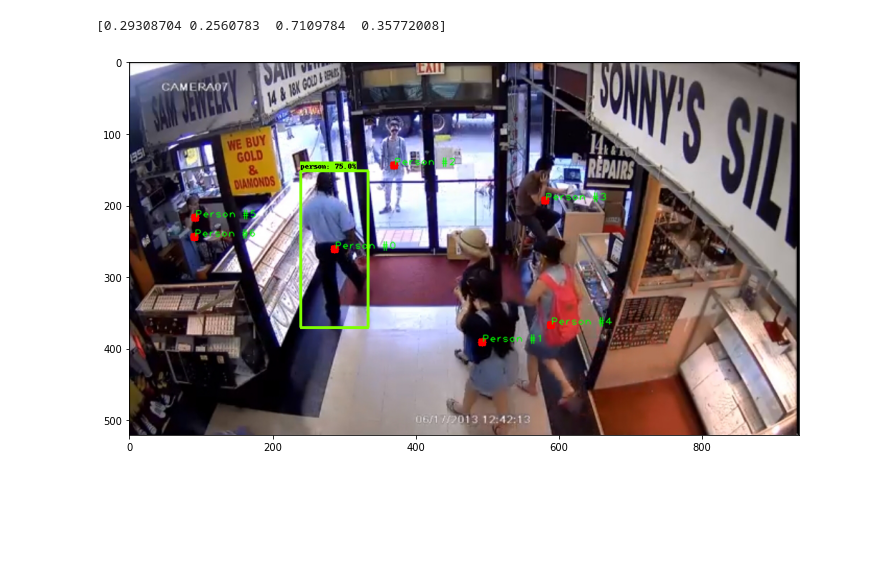
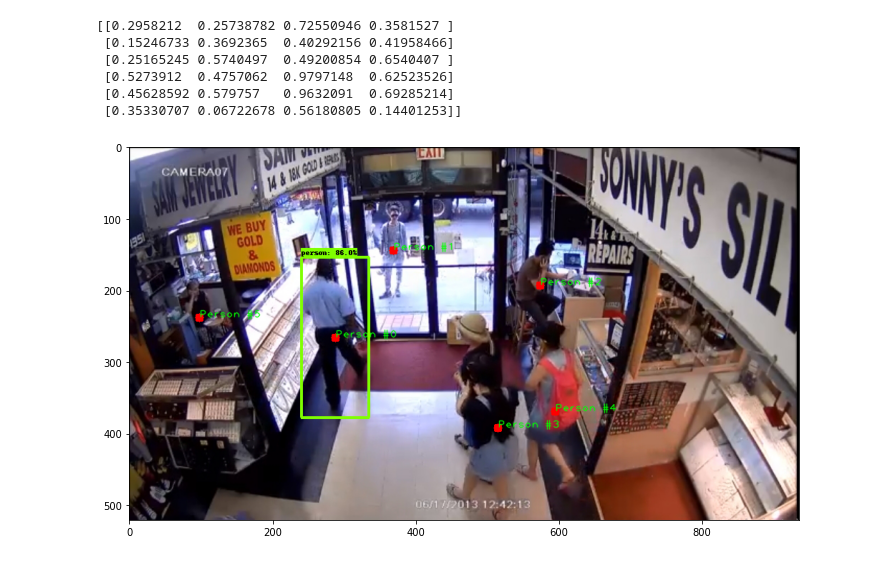
Before and after one commit to corvus-rex/object-detection, a Jupyter notebook: ObjectDetection_POC_KopiOey.ipynb, the cells around one changed output. Drawn from its saved outputs; the diff is of its cells as text; code cells hidden in the pictures; blank space fills up the shorter version.

```diff
--- a/ObjectDetection_POC_KopiOey.ipynb
+++ b/ObjectDetection_POC_KopiOey.ipynb
@@ -60,7 +54,7 @@ Num GPUs Available:  1
 # Initialize variables
 MODELS = ["centernet_resnet101_v1_fpn_512x512_coco17_tpu-8",
               "centernet_hg104_512x512_coco17_tpu-8"]
-MODEL_NAME = MODELS[1]
+MODEL_NAME = MODELS[0]
 BASE_DOWNLOAD = "http://download.tensorflow.org/models/object_detection/tf2/20200711/"
 DOWNLOAD_URL = BASE_DOWNLOAD + MODEL_NAME + ".tar.gz"
 MODEL_FILE = MODEL_NAME + ".tar.gz"
@@ -158,3 +152,9 @@ def draw_text(frame, centroid, id):
   green = (0, 255, 0)  # text color is set to green
   font = cv2.FONT_HERSHEY_PLAIN  # font of the text
   cv2.putText(frame, "Person #" + str(id), centroid, font, 1, green, 1, cv2.LINE_AA)
+
+def draw_counter_text(frame, count):
+  position = (100,100)
+  green = (0, 0, 255)
+  font = cv2.FONT_HERSHEY_PLAIN
+  cv2.putText(frame, "Counter :" + str(count), position, font, 3, green, 3, cv2.LINE_AA)
@@ -218,6 +251,7 @@ class CentroidTracker():
 		self.disappeared = OrderedDict()
 		# Height, width and color channel of the frame
 		self.height, self.width, self.channel = frame_shape
+		self.counter = 0  # no. of visitors
 
 		# store the number of maximum consecutive frames a given
 		# object is allowed to be marked as "disappeared" until we
@@ -237,7 +271,10 @@ class CentroidTracker():
 		del self.objects[objectID]
 		del self.disappeared[objectID]
 
-	def update(self, frame, rects):
+	def update(self, frame, rects, count=False, ROI_start_point=None, ROI_end_point=None):
+
+		draw_counter_text(frame,self.counter)  # draw a counter
+
 		# check to see if the list of input bounding box rectangles
 		# is empty
 		if len(rects) == 0:
@@ -324,6 +361,21 @@ class CentroidTracker():
 				# set its new centroid, and reset the disappeared
 				# counter
 				objectID = objectIDs[row]
+
+				# Check to see first if that object has crossed the ROI
+				if count:  # counting only starts if it's enabled
+					if (self.objects[objectID]).all():
+						beforeMove = Point(int(self.objects[objectID][0]), int(self.objects[objectID][1]))
+						afterMove = Point(int(inputCentroids[col][0]), int(inputCentroids[col][1]))
+
+						if doIntersect(ROI_start_point, ROI_end_point, beforeMove, afterMove):
+							# If the current centroid is below the ROI, counter goes up
+							# meaning an object has entered the building
+							if afterMove.y > ROI_start_point.y:  # if y is higher means it's below in the actual frame
+								self.counter += 1
+							else:
+								self.counter -= 1  # if it's the opposite means an object has exited the building
+
 				self.objects[objectID] = inputCentroids[col]
 				self.disappeared[objectID] = 0
 				draw_centroid(frame, inputCentroids[col])  # draw centroid when a person moved
@@ -410,37 +462,42 @@ if DETECT_HUMAN:
   boxes = detections['detection_boxes'][0].numpy()
   boxes = boxes[[indices]]  # select corresponding array indices of the 4-point box
   classes = (detections['detection_classes'][0] + label_id_offset).numpy()
   classes = classes[[indices]]  # select corresponding array of the detected class
   scores = detections['detection_scores'][0].numpy()
   scores = scores[[indices]]  # select corresponding scores of the detected class
   boxes = confidence_pruning(boxes, scores, 0.3)  # prune detection with score not exceeding min. threshold
-  print(boxes[0])
+  print(boxes)
 else:
   boxes = detections['detection_boxes'][0].numpy()
   classes = (detections['detection_classes'][0].numpy() + label_id_offset).astype(int)
   scores = detections['detection_scores'][0].numpy()
 
 People = Tracker.update(image_np_with_detections, boxes)
 
 # Draw boxes and labels on the frame
 viz_utils.visualize_boxes_and_labels_on_image_array(
       image_np_with_detections,
       boxes,
       classes,
       scores,
       category_index,
       use_normalized_coordinates=True,
       max_boxes_to_draw=1,
-      min_score_thresh=.25,  # minimum score for object to be considered as detected
+      min_score_thresh=.3,  # minimum score for object to be considered as detected
       agnostic_mode=False)
 
 # Matplotlib
 plt.figure(figsize=(12,16))
 plt.imshow(image_np_with_detections)
 plt.show()
 # %% [output]
-[0.29308704 0.2560783  0.7109784  0.35772008]
+[[0.2958212  0.25738782 0.72550946 0.3581527 ]
+ [0.15246733 0.3692365  0.40292156 0.41958466]
+ [0.25165245 0.5740497  0.49200854 0.6540407 ]
+ [0.5273912  0.4757062  0.9797148  0.62523526]
+ [0.45628592 0.579757   0.9632091  0.69285214]
+ [0.35330707 0.06722678 0.56180805 0.14401253]]
-[figure, old version]
+[figure, new version]
 # %%
 import cv2
 import time
```
Also changed, not shown: parts of 8 cells of this notebook.
